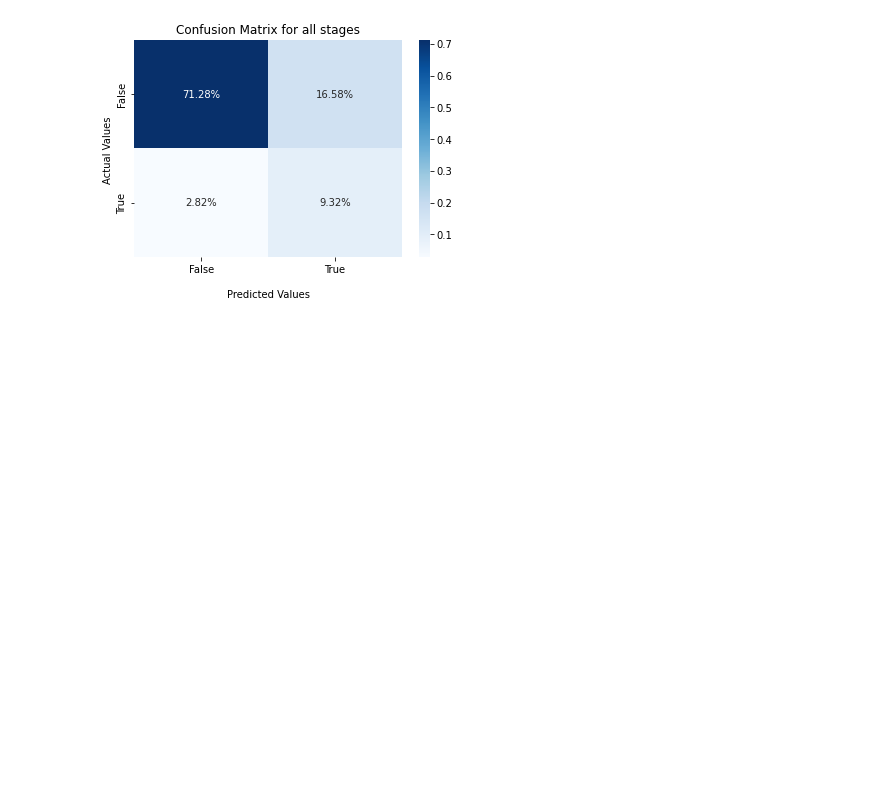
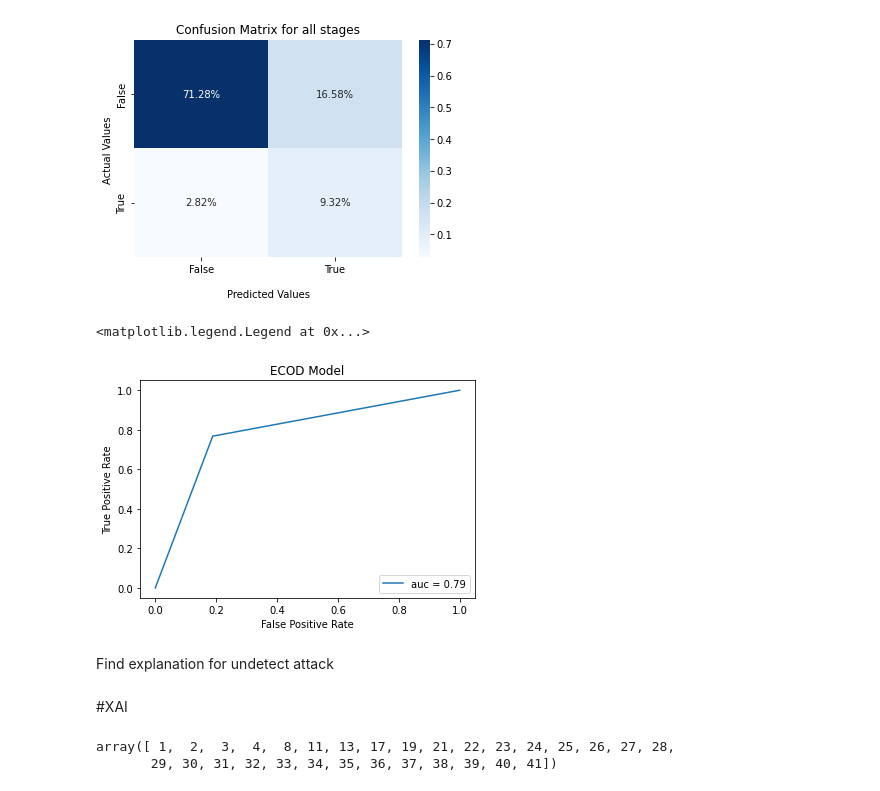
Before and after one commit to Geebigib/Explainable-Anomaly-detection-In-ICS, a Jupyter notebook: Probability_Base_Model_separate_stage.ipynb, the cells around one changed output. Cells and saved outputs as stored; diff of their text form; code cells hidden in the pictures; blank space fills up the shorter version.

```diff
--- a/Probability_Base_Model_separate_stage.ipynb
+++ b/Probability_Base_Model_separate_stage.ipynb
@@ -224,6 +224,7 @@ len(start_time) #there are 36 attack
 # %% [output]
 36
 # %%
+n_att = start_time.index.values+1
 start_time.index.values+1
 # %% [output]
 array([ 1,  2,  3,  4,  6,  7,  8, 10, 11, 13, 14, 16, 17, 19, 20, 21, 22,
@@ -268,8 +269,8 @@ array([  1754,   3068,   4920,   6459,   7255,   7705,  11410,  15380,
        437417, 438147, 438621, 443501])
 # %%
 time_label['attack #'] = 0
-for i in range (len(idx_start)):
-  time_label['attack #'].loc[idx_start[i]:idx_end[i]] = attack_lenght.index.values[i]+1
+for i in range (len(n_att)):
+  time_label['attack #'].loc[idx_start[i]:idx_end[i]] = n_att[i]
 # %% [output]
 A value is trying to be set on a copy of a slice from a DataFrame
 
@@ -630,7 +631,7 @@ weighted avg       1.00      0.06      0.11      2658
 # %% [markdown]
 ##Stage P6
 # %%
-t6 = np.percentile(norm_test_scores[5],95)
+t6 = np.percentile(norm_test_scores[5],98)
 # %%
 t6
 # %% [output]
@@ -777,3 +779,24 @@ ax.yaxis.set_ticklabels(['False','True'])
 plt.show()
 # %% [output]
 [figure]
+# %%
+fpr, tpr, _ = metrics.roc_curve(time_label.label,time_label.pred)
+auc = metrics.roc_auc_score(time_label.label,time_label.pred)
+plt.plot(fpr,tpr,label=f"auc = {np.round(auc,2)}")
+plt.ylabel('True Positive Rate')
+plt.xlabel('False Positive Rate')
+plt.title(f'ECOD Model')
+plt.legend(loc=4)
+# %% [output]
+<matplotlib.legend.Legend at 0x...>
+[figure, added]
+# %% [markdown]
+Find explanation for undetect attack
+# %% [markdown]
+#XAI
+# %%
+att_found = np.unique(found)
+att_found
+# %% [output]
+array([ 1,  2,  3,  4,  8, 11, 13, 17, 19, 21, 22, 23, 24, 25, 26, 27, 28,
+       29, 30, 31, 32, 33, 34, 35, 36, 37, 38, 39, 40, 41])
```
Also changed, not shown: parts of 13 cells of this notebook.
